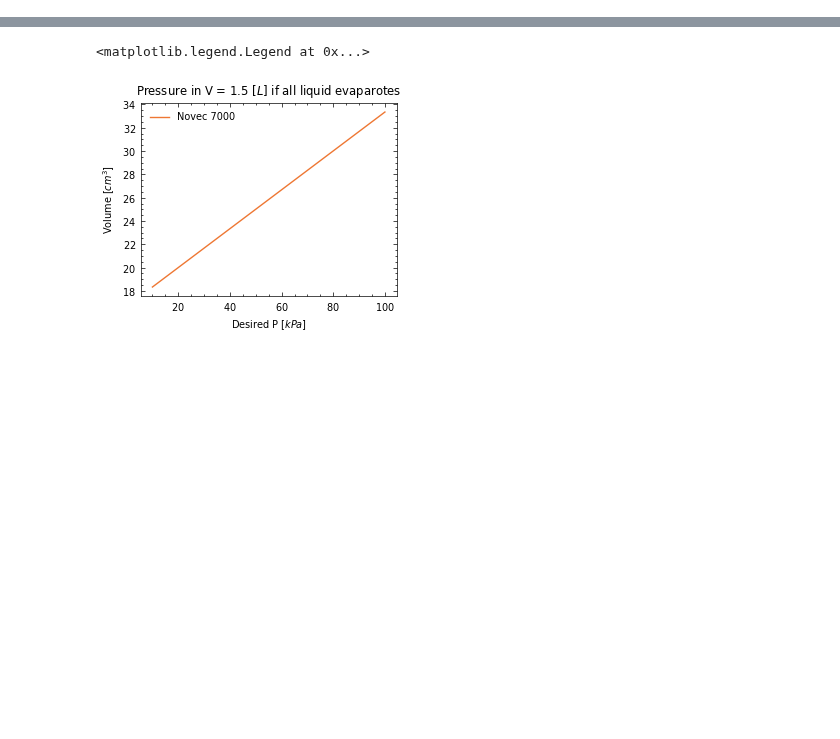
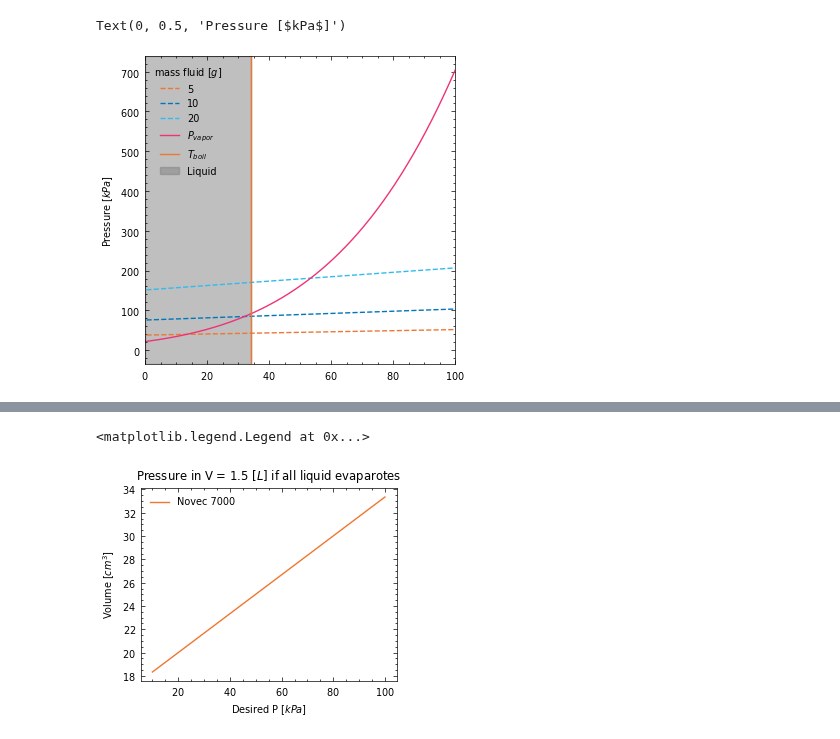
Before and after one commit to Olviel/Thermal_Soft_Robotics, a Jupyter notebook: Thermal_actuation/Model/Engineered_fluid/main.ipynb, the cells around one changed output, grey strips where cells are left out. Saved outputs shown, nothing was run; the diff lists cells and outputs as text; code cells hidden in the pictures; blank space fills up the shorter version.

```diff
--- a/Thermal_actuation/Model/Engineered_fluid/main.ipynb
+++ b/Thermal_actuation/Model/Engineered_fluid/main.ipynb
@@ -25,5 +26,35 @@ latent_heat = 142 # kJ/kg (heat to convert liquid to gas at boiling point)
 
 c = 1300 # specific heat [j/(kg K)]
 k = 0.075 # Thermal conductivity [w/(m*K)]
+# %%
+V = 1.5e-3
+R = 8.314
+# %%
+m_plot = [5,10,20]
+n_plot = np.divide(m_plot,M)
+
+P_mass= []
+
+for i in range(len(n_plot)):
+    pressure = n_plot[i]*R*T/V
+    P_mass.append(pressure)
+
+#n_plot
+# %%
+plt.figure(figsize=(4,4))
+for ii in range(len(P_mass)):
+    plt.plot(T-273,P_mass[ii]/1000,label=m_plot[ii],linestyle='--')
+
+plt.plot(T-273,Vapor_pressure/1000,label='$P_{vapor}$')
+plt.axvline(boiling_point-273, label="$T_{boil}$")
+plt.axvspan(0,boiling_point-273,color='grey',alpha=0.5,label='Liquid')
+
+
+plt.xlim(0,100)
+plt.legend(title='mass fluid [$g$]')
+plt.ylabel('Pressure [$kPa$]')
+# %% [output]
+Text(0, 0.5, 'Pressure [$kPa$]')
+[figure, added]
 # %%
 plt.title('Vapor pressure')
```
Also changed, not shown: parts of 5 cells of this notebook.
